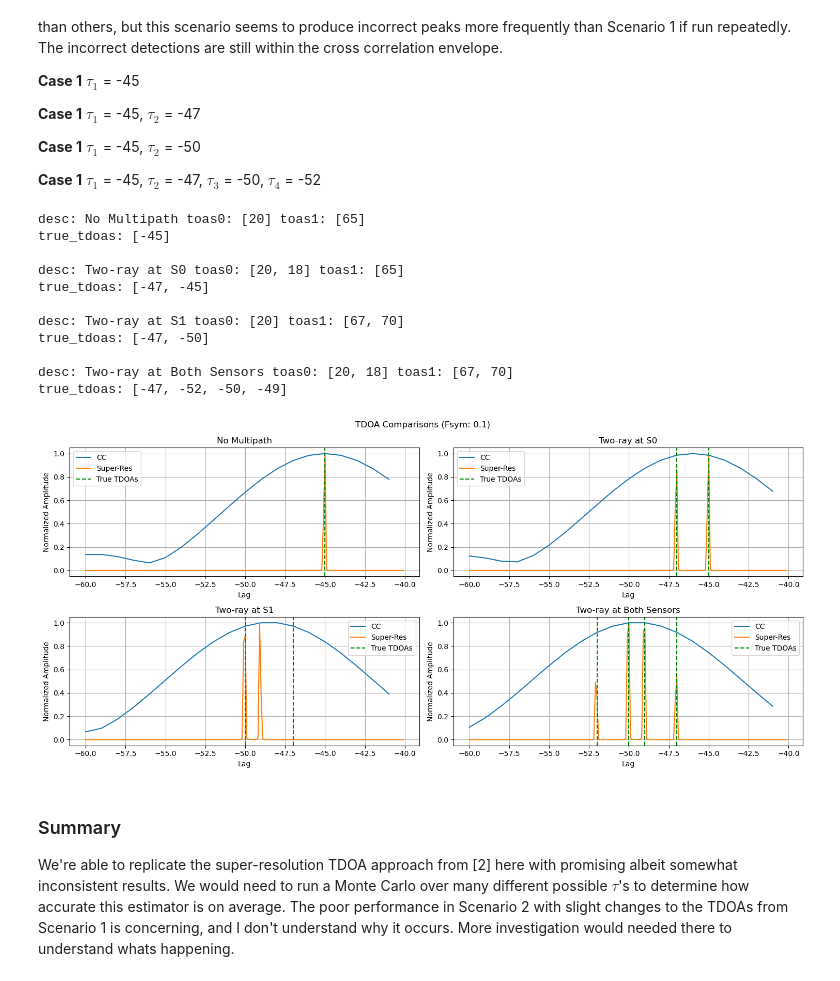
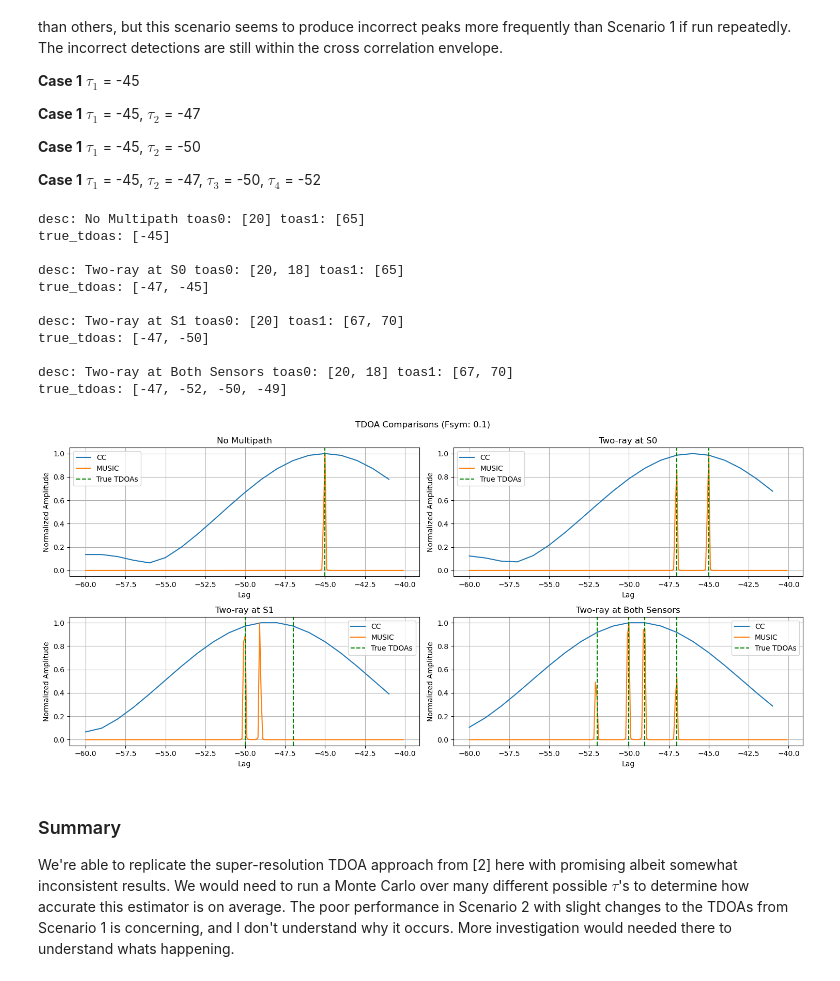
Before and after one commit to jimjam843/Super-ResolutionTDOA, a Jupyter notebook: python/notebooks/music_paper.ipynb, the cells around one changed output. Saved outputs shown, nothing was run; the diff lists cells and outputs as text; code cells hidden in the pictures.

```diff
--- a/python/notebooks/music_paper.ipynb
+++ b/python/notebooks/music_paper.ipynb
@@ -152,7 +152,7 @@ for desc, (toas0, toas1) in cases.items():
 
     plt.title(desc)
     plt.plot(l1, tdoa1, label='CC')
-    plt.plot(l2, tdoa2, label='Super-Res')
+    plt.plot(l2, tdoa2, label='MUSIC')
     plt.ylabel("Normalized Amplitude")
     plt.xlabel("Lag")
     plt.grid()
@@ -237,35 +237,35 @@ for desc, (toas0, toas1) in cases.items():
     plt.subplot(2,2,pltnum)
 
     plt.title(desc)
     plt.plot(l1, tdoa1, label='CC')
-    plt.plot(l2, tdoa2, label='Super-Res')
+    plt.plot(l2, tdoa2, label='MUSIC')
     plt.ylabel("Normalized Amplitude")
     plt.xlabel("Lag")
     plt.grid()
 
     for ix,tdoa in enumerate(true_tdoas):
         if ix==0:
             plt.axvline(tdoa, color='green', linestyle='dashed', label='True TDOAs')
         else:
             plt.axvline(tdoa, color='green', linestyle='dashed')
     plt.legend()
 
     pltnum += 1
 
 plt.tight_layout()
 # %% [output]
 desc: No Multipath toas0: [20] toas1: [65]
 true_tdoas: [-45]
 
 desc: Two-ray at S0 toas0: [20, 18] toas1: [65]
 true_tdoas: [-47, -45]
 
 desc: Two-ray at S1 toas0: [20] toas1: [67, 70]
 true_tdoas: [-47, -50]
 
 desc: Two-ray at Both Sensors toas0: [20, 18] toas1: [67, 70]
 true_tdoas: [-47, -52, -50, -49]
-[figure, old version]
+[figure, new version]
 # %% [markdown]
 ### Summary
 
```
Also changed, not shown: parts of 2 cells of this notebook, 4 other files.
